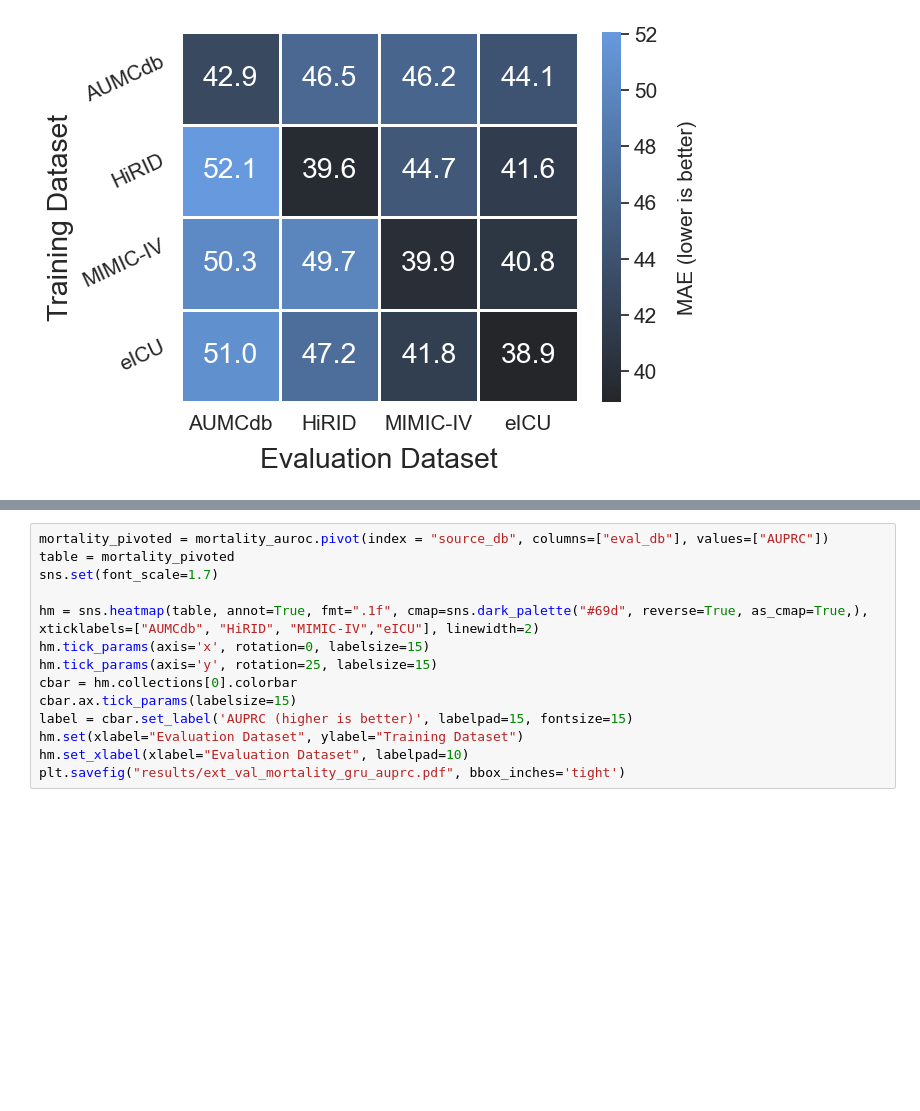
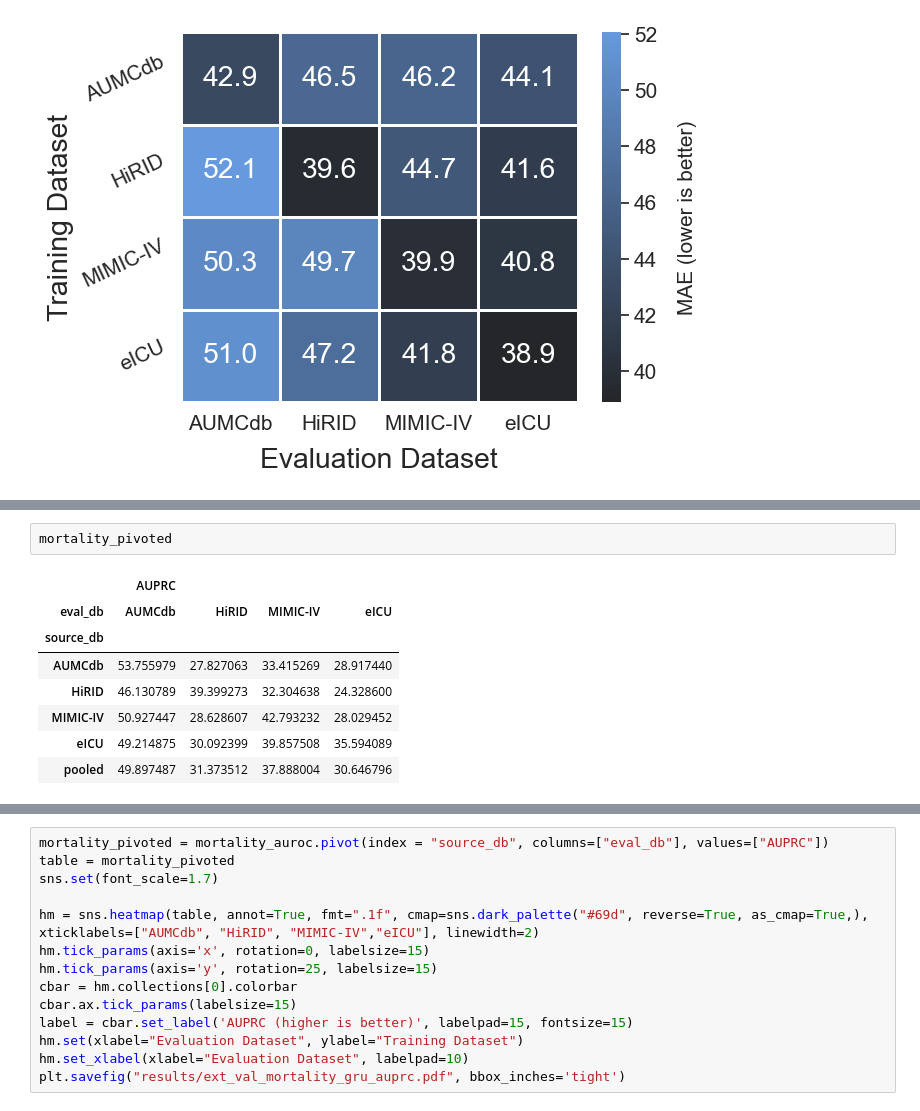
Before and after one commit to rvandewater/YAIB, a Jupyter notebook: paper_graphs.ipynb, the cells around one changed output, grey strips where cells are left out. Cells and saved outputs as stored; diff of their text form; blank space fills up the shorter version.

```diff
--- a/paper_graphs.ipynb
+++ b/paper_graphs.ipynb
@@ -26,0 +74,11 @@ plt.savefig("results/ext_val_los_transformer_mae.pdf", bbox_inches='tight')
+# %%
+mortality_pivoted
+# %% [output]
+|  | AUPRC |  |  |  |
+| eval_db | AUMCdb | HiRID | MIMIC-IV | eICU |
+| source_db |  |  |  |  |
+| AUMCdb | 53.755979 | 27.827063 | 33.415269 | 28.917440 |
+| HiRID | 46.130789 | 39.399273 | 32.304638 | 24.328600 |
+| MIMIC-IV | 50.927447 | 28.628607 | 42.793232 | 28.029452 |
+| eICU | 49.214875 | 30.092399 | 39.857508 | 35.594089 |
+| pooled | 49.897487 | 31.373512 | 37.888004 | 30.646796 |
```
Also changed, not shown: parts of 6 cells of this notebook.
